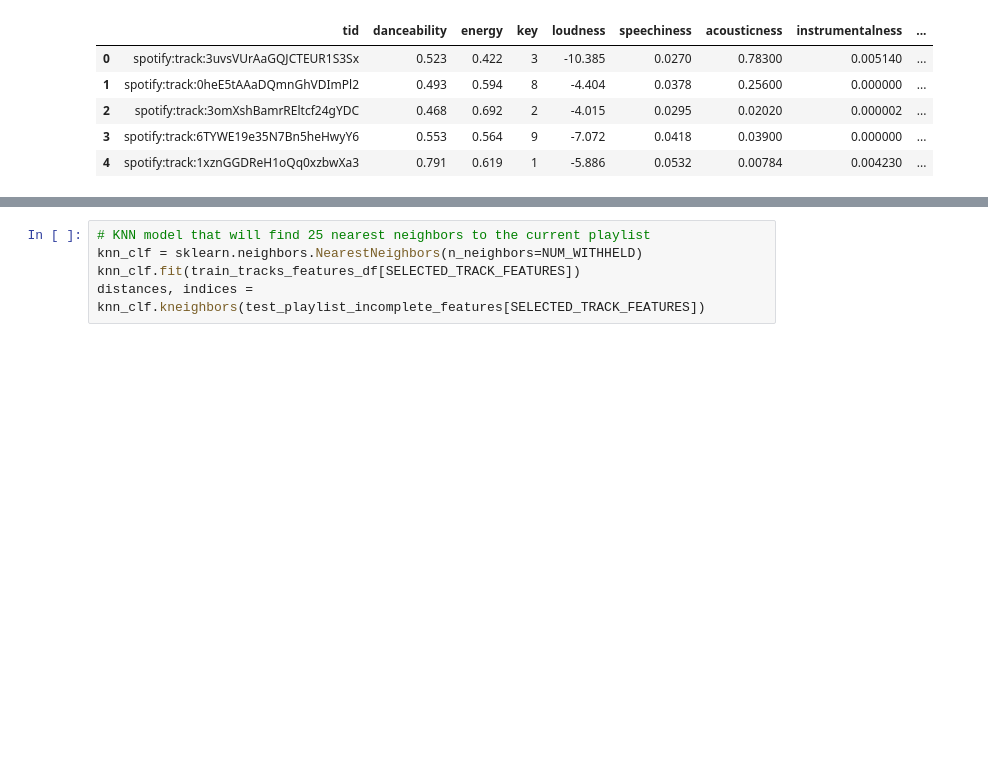
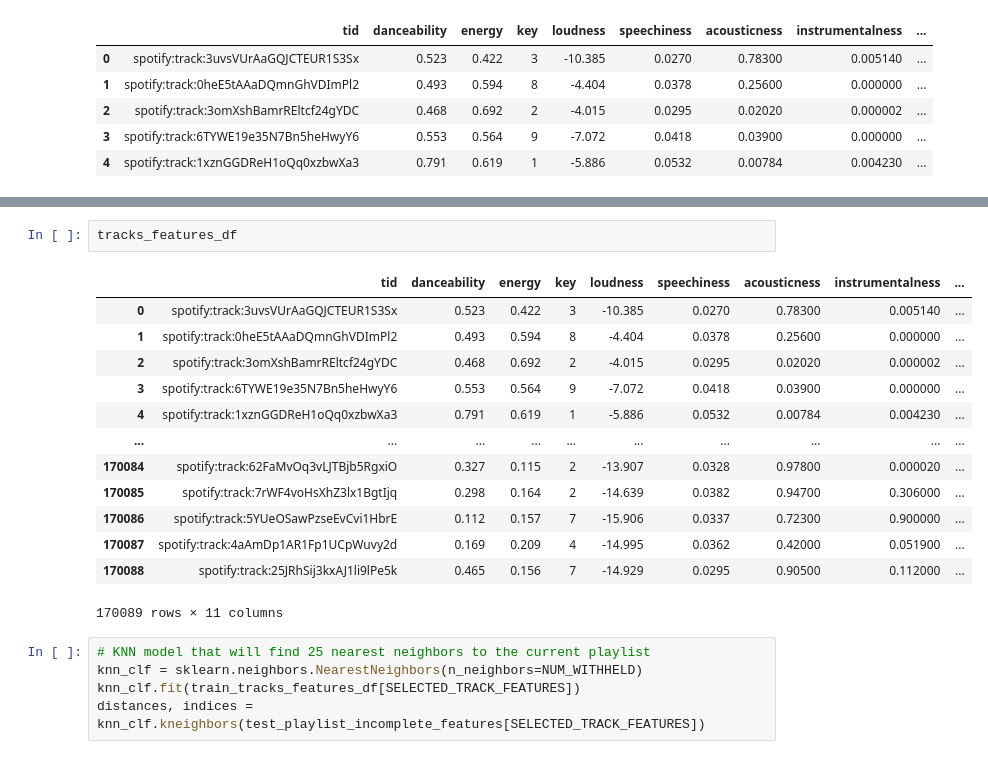
Before and after one commit to icarus08/ml-spotify-recommendations, a Jupyter notebook: knn_ncf.ipynb, the cells around one changed output, grey strips where cells are left out. Drawn from its saved outputs; the diff is of its cells as text; blank space fills up the shorter version.

```diff
--- a/knn_ncf.ipynb
+++ b/knn_ncf.ipynb
@@ -119,3 +137,19 @@ total incomplete test playlists: 975
+# %%
+tracks_features_df
+# %% [output]
+|  | tid | danceability | energy | key | loudness | speechiness | acousticness | instrumentalness | ... |
+| 0 | spotify:track:3uvsVUrAaGQJCTEUR1S3Sx | 0.523 | 0.422 | 3 | -10.385 | 0.0270 | 0.78300 | 0.005140 | ... |
+| 1 | spotify:track:0heE5tAAaDQmnGhVDImPl2 | 0.493 | 0.594 | 8 | -4.404 | 0.0378 | 0.25600 | 0.000000 | ... |
+| 2 | spotify:track:3omXshBamrREltcf24gYDC | 0.468 | 0.692 | 2 | -4.015 | 0.0295 | 0.02020 | 0.000002 | ... |
+| 3 | spotify:track:6TYWE19e35N7Bn5heHwyY6 | 0.553 | 0.564 | 9 | -7.072 | 0.0418 | 0.03900 | 0.000000 | ... |
+| 4 | spotify:track:1xznGGDReH1oQq0xzbwXa3 | 0.791 | 0.619 | 1 | -5.886 | 0.0532 | 0.00784 | 0.004230 | ... |
+| ... | ... | ... | ... | ... | ... | ... | ... | ... | ... |
+| 170084 | spotify:track:62FaMvOq3vLJTBjb5RgxiO | 0.327 | 0.115 | 2 | -13.907 | 0.0328 | 0.97800 | 0.000020 | ... |
+| 170085 | spotify:track:7rWF4voHsXhZ3lx1BgtIjq | 0.298 | 0.164 | 2 | -14.639 | 0.0382 | 0.94700 | 0.306000 | ... |
+| 170086 | spotify:track:5YUeOSawPzseEvCvi1HbrE | 0.112 | 0.157 | 7 | -15.906 | 0.0337 | 0.72300 | 0.900000 | ... |
+| 170087 | spotify:track:4aAmDp1AR1Fp1UCpWuvy2d | 0.169 | 0.209 | 4 | -14.995 | 0.0362 | 0.42000 | 0.051900 | ... |
+| 170088 | spotify:track:25JRhSij3kxAJ1li9lPe5k | 0.465 | 0.156 | 7 | -14.929 | 0.0295 | 0.90500 | 0.112000 | ... |
+170089 rows × 11 columns
 # %%
 # KNN model that will find 25 nearest neighbors to the current playlist
 knn_clf = sklearn.neighbors.NearestNeighbors(n_neighbors=NUM_WITHHELD)
```
Also changed, not shown: parts of 13 cells of this notebook.
